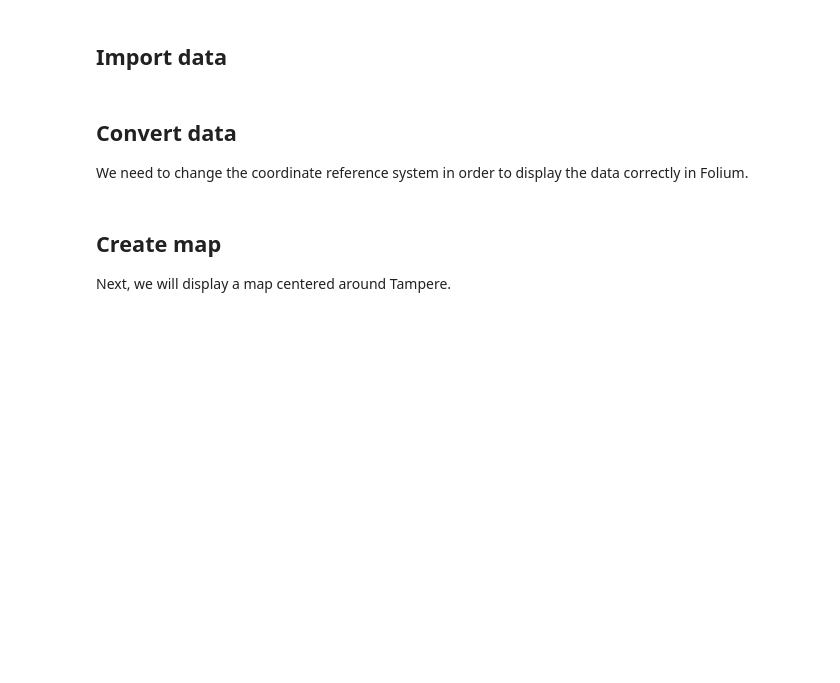
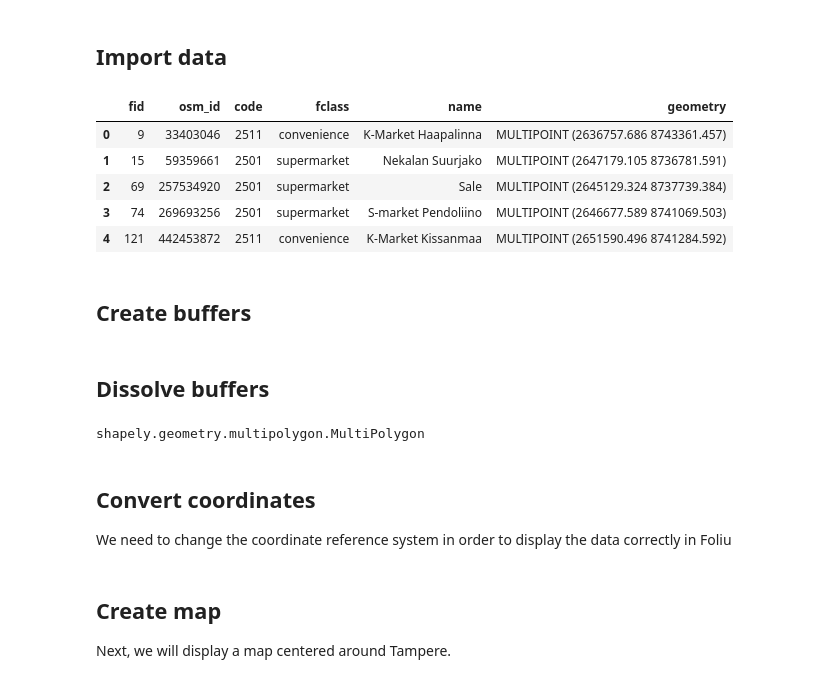
Before and after one commit to SustainableUrbanDesign/app, a Jupyter notebook: experiments/notebooks/proximity.ipynb, the cells around one changed output. Saved outputs shown, nothing was run; the diff lists cells and outputs as text; code cells hidden in the pictures; blank space fills up the shorter version.

Commit message:
Working buffer with union

```diff
--- a/experiments/notebooks/proximity.ipynb
+++ b/experiments/notebooks/proximity.ipynb
@@ -11,3 +12,14 @@ import geopandas
 file_name = "data/Tampere-food_sources.geojson"
 # %%
 tampere_food_sources = geopandas.read_file(file_name)
+# %%
+tampere_food_sources.head()
+# %% [output]
+|  | fid | osm_id | code | fclass | name | geometry |
+| 0 | 9 | 33403046 | 2511 | convenience | K-Market Haapalinna | MULTIPOINT (2636757.686 8743361.457) |
+| 1 | 15 | 59359661 | 2501 | supermarket | Nekalan Suurjako | MULTIPOINT (2647179.105 8736781.591) |
+| 2 | 69 | 257534920 | 2501 | supermarket | Sale | MULTIPOINT (2645129.324 8737739.384) |
+| 3 | 74 | 269693256 | 2501 | supermarket | S-market Pendoliino | MULTIPOINT (2646677.589 8741069.503) |
+| 4 | 121 | 442453872 | 2511 | convenience | K-Market Kissanmaa | MULTIPOINT (2651590.496 8741284.592) |
+# %% [markdown]
+## Create buffers
@@ -14,5 +28,12 @@ tampere_food_sources = geopandas.read_file(file_name)
+# %% [markdown]
+## Dissolve buffers
+# %%
+tampere_food_sources_buffered_union = tampere_food_sources_buffered.unary_union
+type(tampere_food_sources_buffered_union)
+# %% [output]
+shapely.geometry.multipolygon.MultiPolygon
 # %% [markdown]
-## Convert data
-We need to change the coordinate reference system in order to display the data correctly in Folium.
+## Convert coordinates
+We need to change the coordinate reference system in order to display the data correctly in Foliu
 # %%
 tampere_food_sources_4326 = tampere_food_sources.to_crs(epsg='4326')
```
Also changed, not shown: parts of 8 cells of this notebook.
